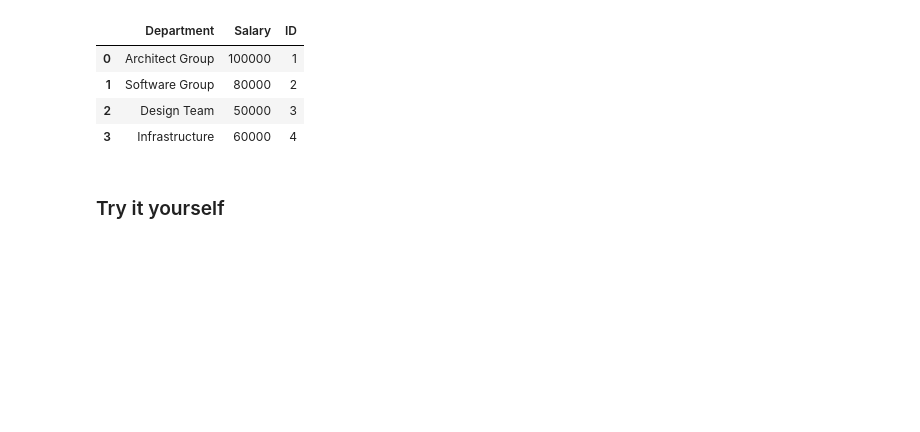
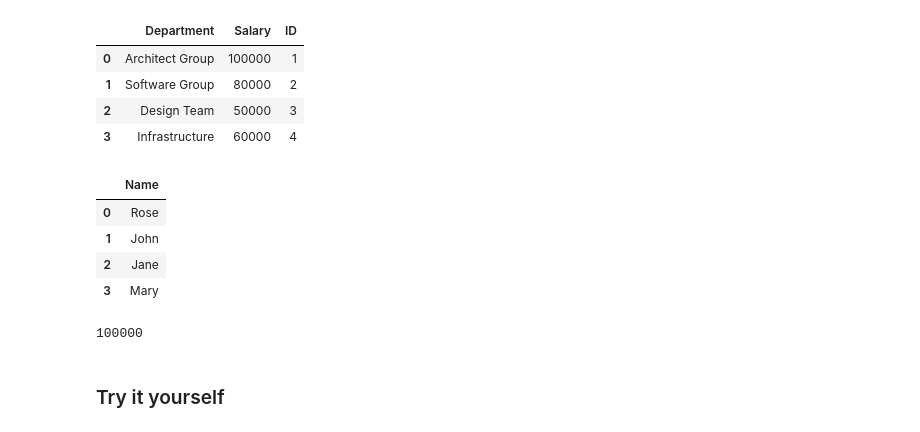
Before and after one commit to vanessavr/Programacion-para-la-analitica-de-datos, a Jupyter notebook: Semana 3/Copia_de_Module_4_Pandas_Practice.ipynb, the cells around one changed output. Saved outputs shown, nothing was run; the diff lists cells and outputs as text; code cells hidden in the pictures; blank space fills up the shorter version.

```diff
--- a/Semana 3/Copia_de_Module_4_Pandas_Practice.ipynb
+++ b/Semana 3/Copia_de_Module_4_Pandas_Practice.ipynb
@@ -107,6 +107,23 @@ z
 | 1 | Software Group | 80000 | 2 |
 | 2 | Design Team | 50000 | 3 |
 | 3 | Infrastructure | 60000 | 4 |
+# %%
+# Get the Name column as a series Object
+
+x = df[['Name']]
+x
+# %% [output]
+|  | Name |
+| 0 | Rose |
+| 1 | John |
+| 2 | Jane |
+| 3 | Mary |
+# %%
+# Access the column using the name
+
+df.loc[0, 'Salary']
+# %% [output]
+100000
 # %% [markdown]
 ### Try it yourself
 # %% [markdown]
```
Also changed, not shown: parts of 16 cells of this notebook.
